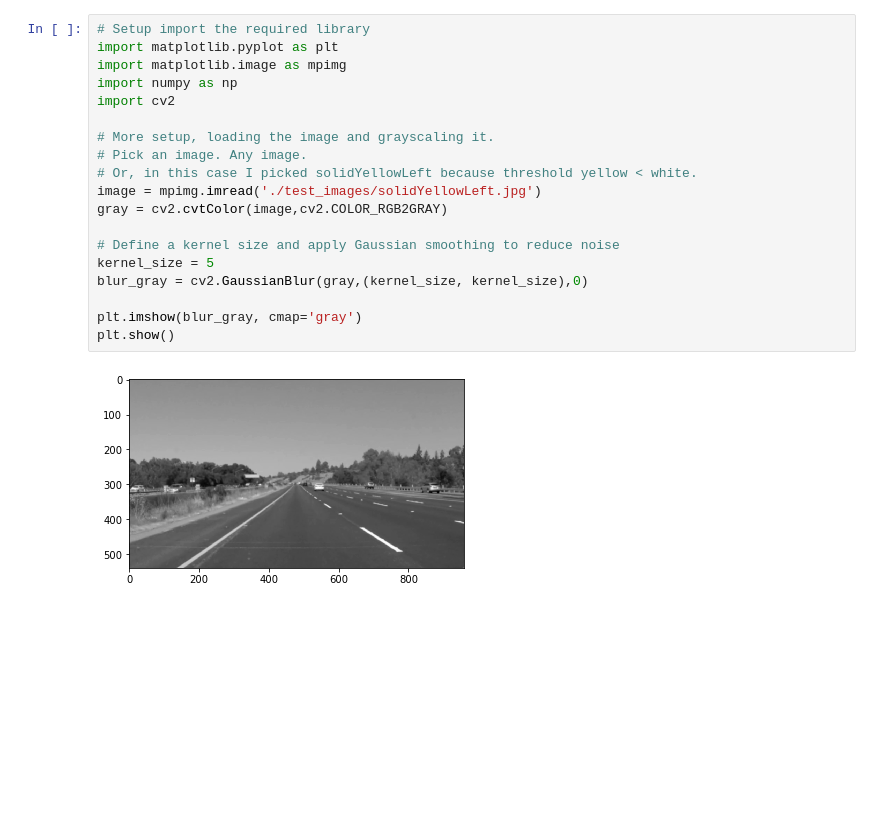
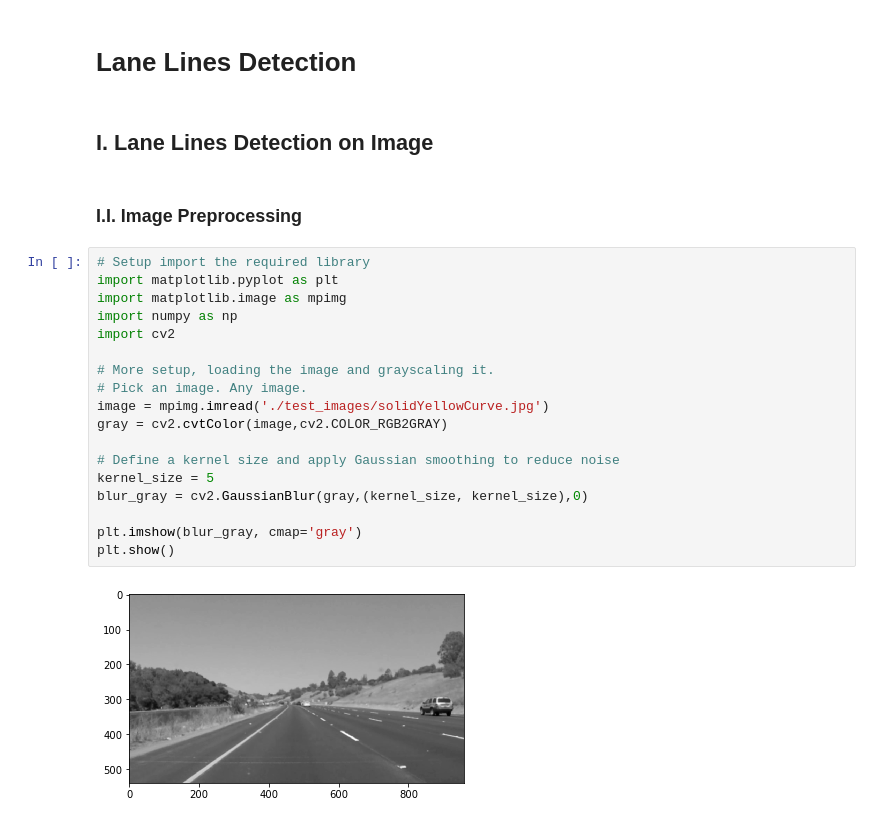
Before and after one commit to hiwenny/CarND-LaneLines-P1, a Jupyter notebook: Project1_LaneLinesDetection.ipynb, the cells around one changed output. Drawn from its saved outputs; the diff is of its cells as text; blank space fills up the shorter version.

```diff
--- a/Project1_LaneLinesDetection.ipynb
+++ b/Project1_LaneLinesDetection.ipynb
@@ -1,24 +1,29 @@
+# %% [markdown]
+# Lane Lines Detection
+# %% [markdown]
+## I. Lane Lines Detection on Image
+# %% [markdown]
+### I.I. Image Preprocessing
 # %%
 # Setup import the required library
 import matplotlib.pyplot as plt
 import matplotlib.image as mpimg
 import numpy as np
 import cv2
 
 # More setup, loading the image and grayscaling it.
 # Pick an image. Any image.
-# Or, in this case I picked solidYellowLeft because threshold yellow < white.
-image = mpimg.imread('./test_images/solidYellowLeft.jpg')
+image = mpimg.imread('./test_images/solidYellowCurve.jpg')
 gray = cv2.cvtColor(image,cv2.COLOR_RGB2GRAY)
 
 # Define a kernel size and apply Gaussian smoothing to reduce noise
 kernel_size = 5
 blur_gray = cv2.GaussianBlur(gray,(kernel_size, kernel_size),0)
 
 plt.imshow(blur_gray, cmap='gray')
 plt.show()
 # %% [output]
-[figure, old version]
+[figure, new version]
 # %%
 # Cannyfy to extract edges
 low_threshold = 50
```
Also changed, not shown: parts of 6 cells of this notebook, 1 other file.
